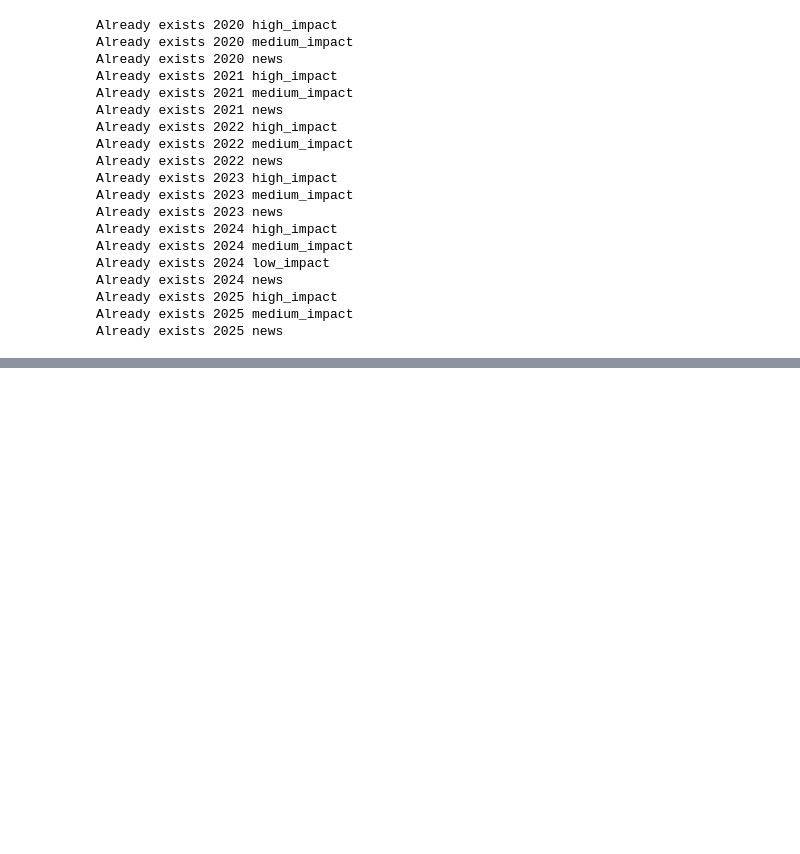
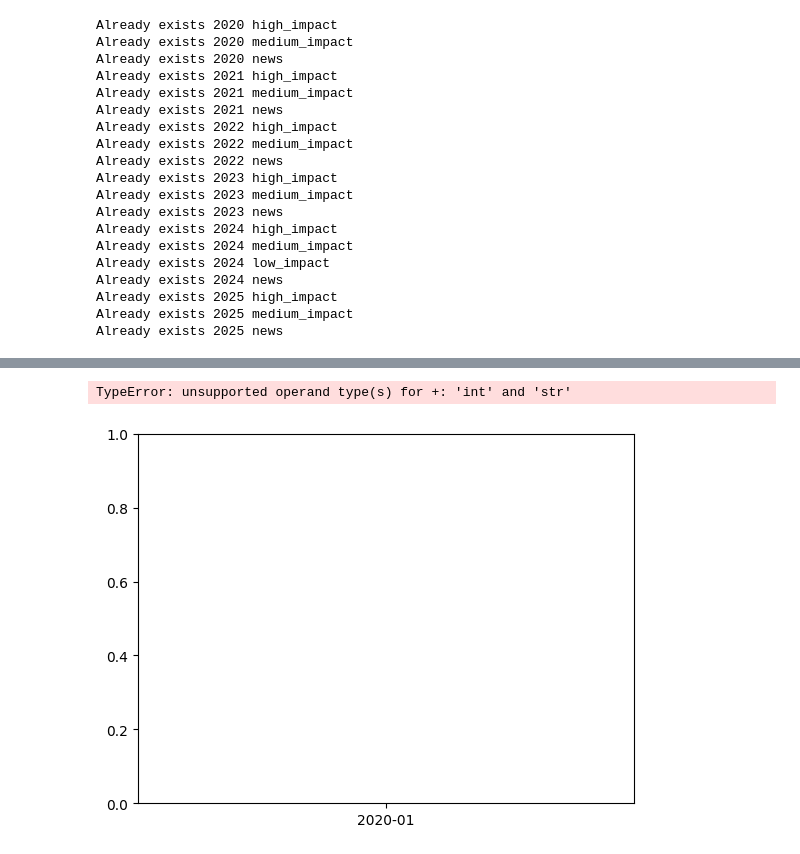
Before and after one commit to ibitec7/stock, a Jupyter notebook: src/analysis.ipynb, the cells around one changed output, grey strips where cells are left out. Cells and saved outputs as stored; diff of their text form; code cells hidden in the pictures; blank space fills up the shorter version.

```diff
--- a/src/analysis.ipynb
+++ b/src/analysis.ipynb
@@ -191,0 +272,26 @@ KeyError: 'news_tfidf'
+# %%
+struct_list = sentiments["finbert_sentiment"].to_list()
+
+all_values = {
+    "positive": [],
+    "neutral": [],
+    "negative": []
+}
+
+for struct in struct_list:
+    new_vals = {
+        "positive": 0,
+        "neutral": 0,
+        "negative": 0
+    }
+    for val in struct:
+        if val["finbert_sentiment"] == "positive":
+            new_vals["positive"] = val["count"]
+        elif val["finbert_sentiment"] == "neutral":
+            new_vals["neutral"] = val["count"]
+        elif val["finbert_sentiment"] == "negative":
+            new_vals["negative"] = val["count"]
+
+    all_values["positive"].append(new_vals["positive"])
+    all_values["neutral"].append(new_vals["neutral"])
+    all_values["negative"].append(new_vals["negative"])
@@ -191,0 +375,5 @@ KeyError: 'news_tfidf'
+# %%
+plt.bar(sentiments["date"].dt.strftime("%Y-%m").to_list(), sentiments["finbert_sentiment"])
+# %% [output]
+TypeError: unsupported operand type(s) for +: 'int' and 'str'
+[figure, added]
```
Also changed, not shown: parts of 15 cells of this notebook, 4 other files.
